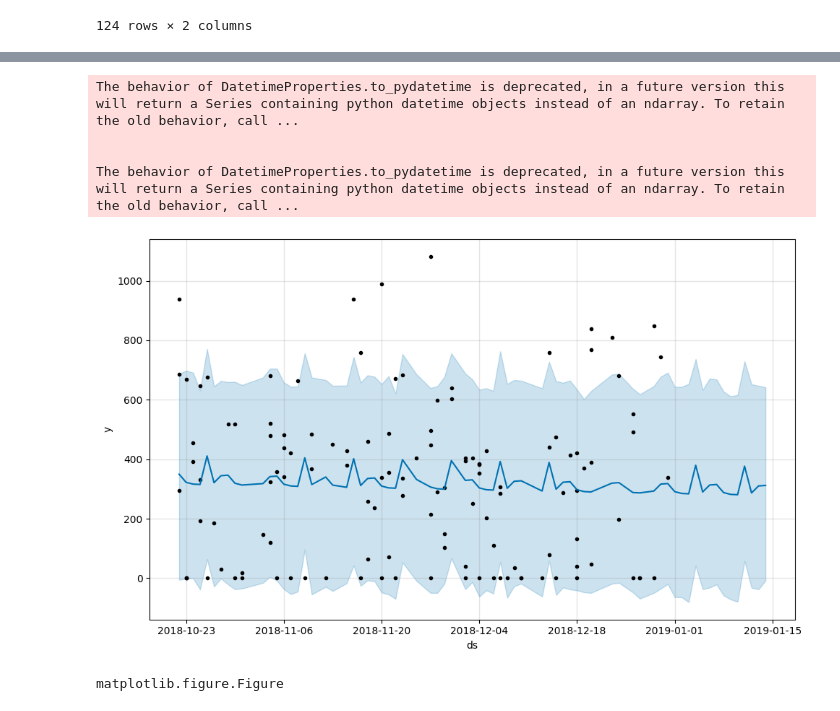
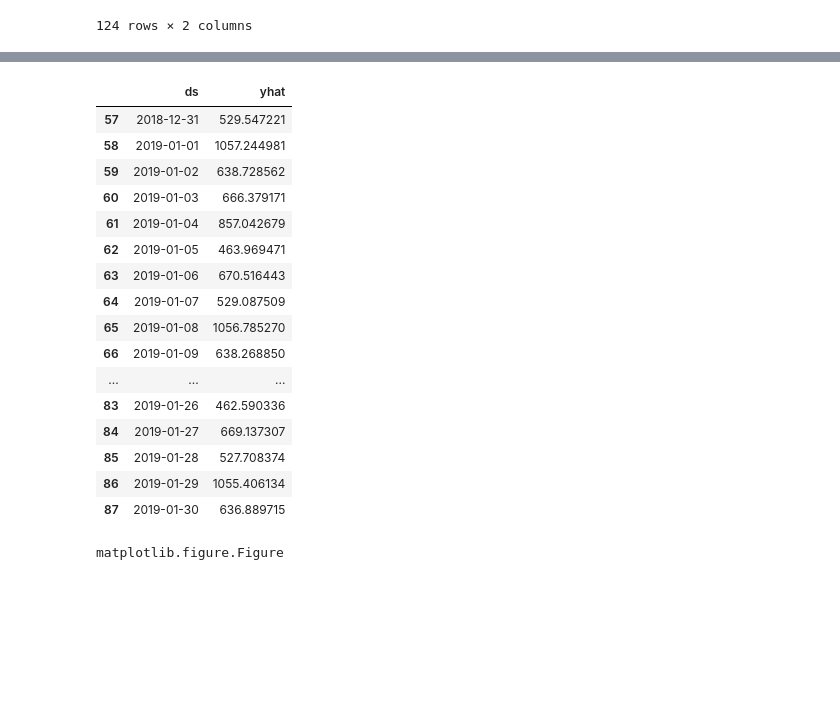
Before and after one commit to lordskyzw/ZNA-T-I-UAD, a Jupyter notebook: app/lab/lab2.ipynb, the cells around one changed output, grey strips where cells are left out. Saved outputs shown, nothing was run; the diff lists cells and outputs as text; code cells hidden in the pictures; blank space fills up the shorter version.

```diff
--- a/app/lab/lab2.ipynb
+++ b/app/lab/lab2.ipynb
@@ -87,3 +91,4 @@ future.tail()
 # %%
 forecast = m.predict(future)
-forecast[['ds', 'yhat', 'yhat_lower', 'yhat_upper']].tail(30)
+forecast_from_last_date = forecast[forecast['ds'] >= last_date]
+real_forecast = forecast_from_last_date[['ds', 'yhat']]
@@ -108,11 +95,23 @@ forecast[['ds', 'yhat', 'yhat_lower', 'yhat_upper']].tail(30)
-# %%
-fig1 = m.plot(forecast)
-# %% [output]
-The behavior of DatetimeProperties.to_pydatetime is deprecated, in a future version this will return a Series containing python datetime objects instead of an ndarray. To retain the old behavior, call ...
-
-
-The behavior of DatetimeProperties.to_pydatetime is deprecated, in a future version this will return a Series containing python datetime objects instead of an ndarray. To retain the old behavior, call ...
-[figure, removed]
+# %%
+real_forecast
+# %% [output]
+|  | ds | yhat |
+| 57 | 2018-12-31 | 529.547221 |
+| 58 | 2019-01-01 | 1057.244981 |
+| 59 | 2019-01-02 | 638.728562 |
+| 60 | 2019-01-03 | 666.379171 |
+| 61 | 2019-01-04 | 857.042679 |
+| 62 | 2019-01-05 | 463.969471 |
+| 63 | 2019-01-06 | 670.516443 |
+| 64 | 2019-01-07 | 529.087509 |
+| 65 | 2019-01-08 | 1056.785270 |
+| 66 | 2019-01-09 | 638.268850 |
+| ... | ... | ... |
+| 83 | 2019-01-26 | 462.590336 |
+| 84 | 2019-01-27 | 669.137307 |
+| 85 | 2019-01-28 | 527.708374 |
+| 86 | 2019-01-29 | 1055.406134 |
+| 87 | 2019-01-30 | 636.889715 |
 # %%
 type(fig1)
 # %% [output]
```
Also changed, not shown: parts of 8 cells of this notebook, 3 other files.
